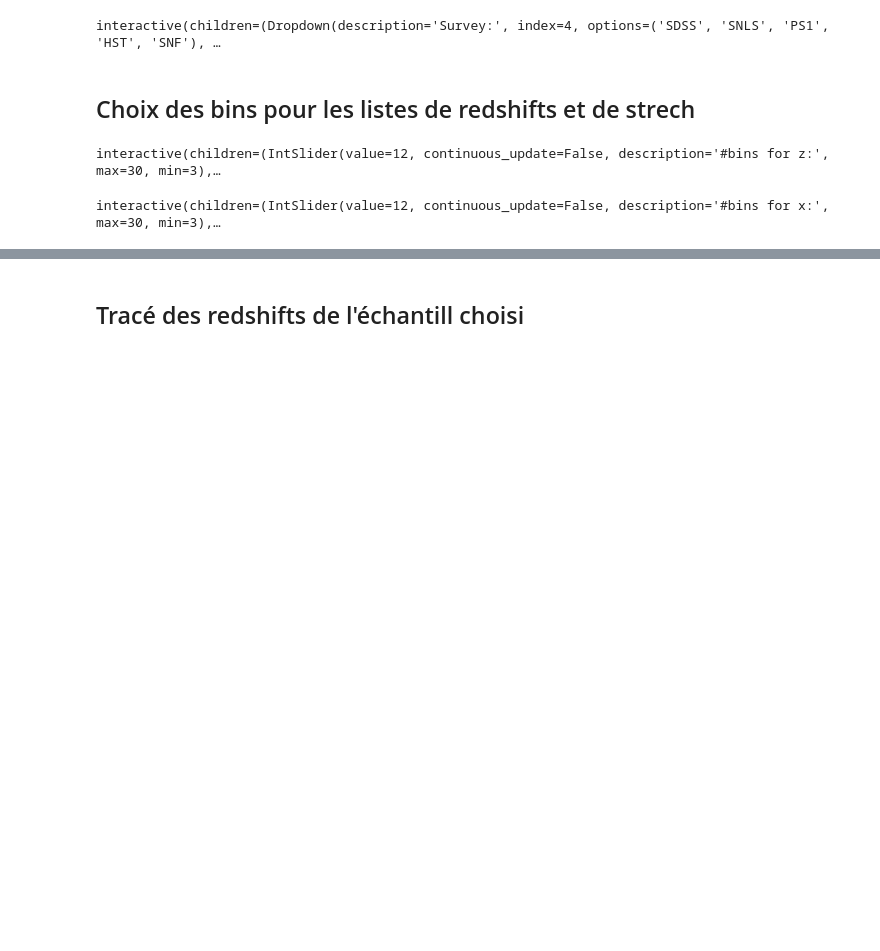
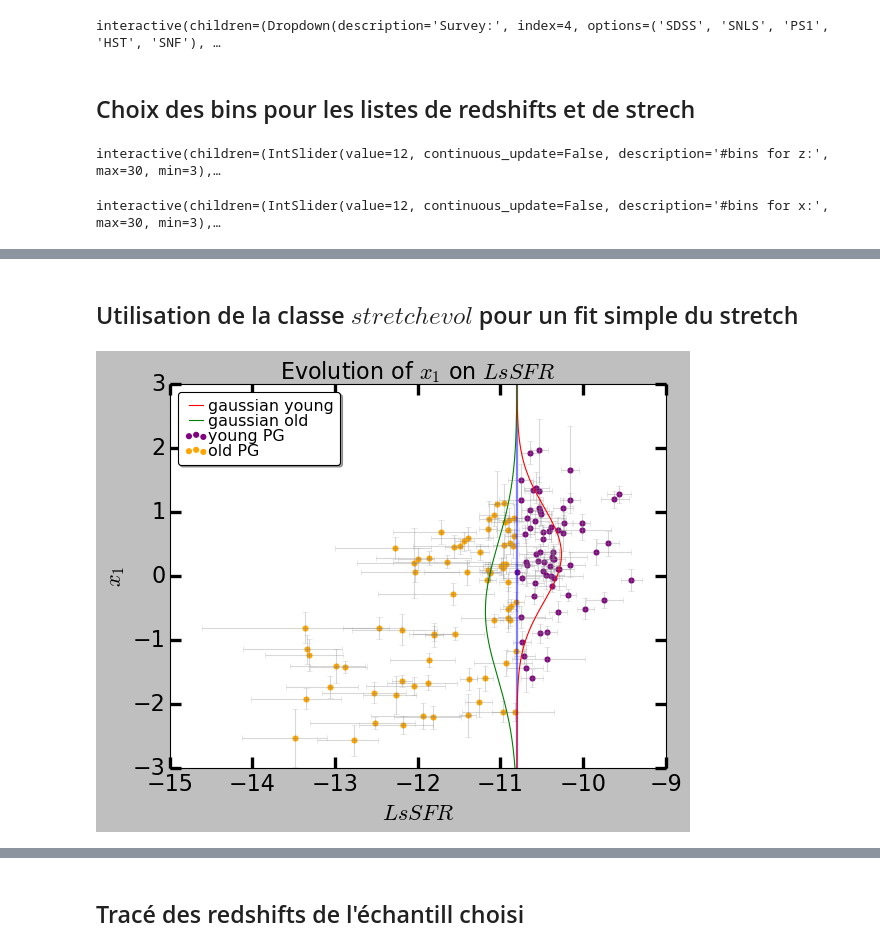
Before and after one commit to Nora-n/variaIa, a Jupyter notebook: notebooks/ModeFits.ipynb, the cells around one changed output, grey strips where cells are left out. Saved outputs shown, nothing was run; the diff lists cells and outputs as text; code cells hidden in the pictures; blank space fills up the shorter version.

Commit message:
EvolSimple and EvolDouble ready. Cluster tests.

```diff
--- a/notebooks/ModeFits.ipynb
+++ b/notebooks/ModeFits.ipynb
@@ -96,0 +211,20 @@ interactive(children=(IntSlider(value=12, continuous_update=False, description='
+# %% [markdown]
+## Utilisation de la classe $stretchevol$ pour un fit simple du stretch
+# %%
+reload(stretchevol)
+
+names = {'lssfr_name':       'lssfr',
+         'stretch_name':     'salt2.X1',
+         'stretch_err_name': 'salt2.X1.err',
+         'lssfr_err_d_name': 'lssfr.err_down',
+         'lssfr_err_u_name': 'lssfr.err_up'}
+
+evol = stretchevol.EvolSimple()
+evol.set_names(names)
+evol.set_data(d_snf)
+
+evol.minimize()
+
+evol.plt_scatter()
+# %% [output]
+[figure, added]
```
Also changed, not shown: parts of 44 cells of this notebook, 1 other file.
